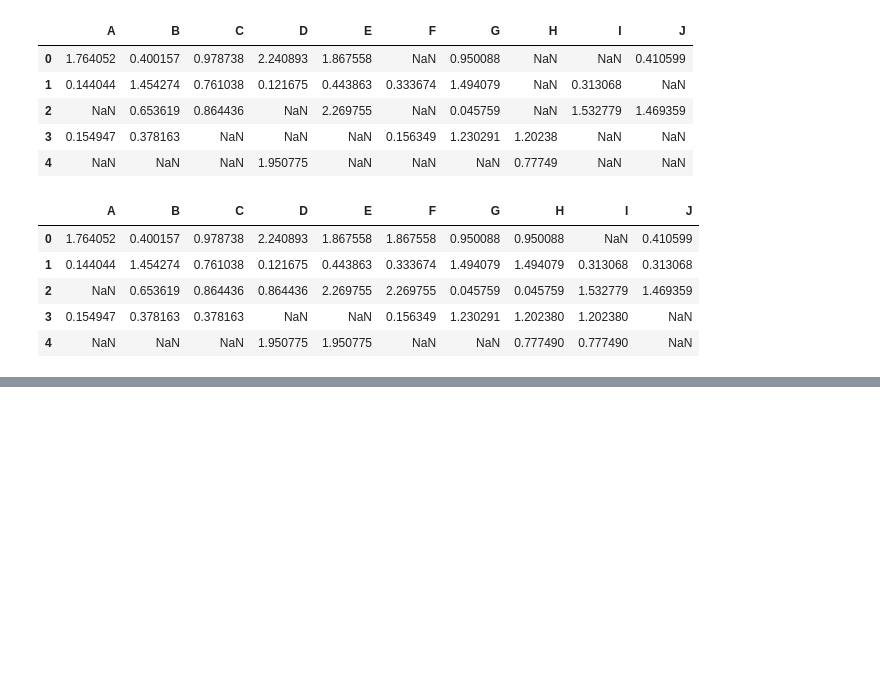
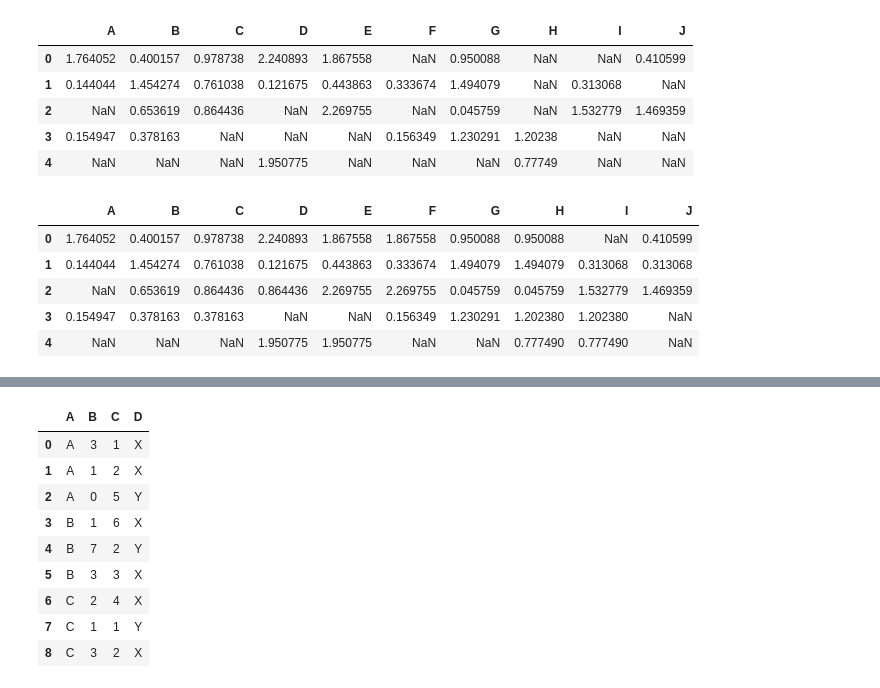
Before and after one commit to blacbakery/py_worksapce, a Jupyter notebook: 정리/Pandas.ipynb, the cells around one changed output, grey strips where cells are left out. Drawn from its saved outputs; the diff is of its cells as text; code cells hidden in the pictures; blank space fills up the shorter version.

```diff
--- a/정리/Pandas.ipynb
+++ b/정리/Pandas.ipynb
@@ -807,0 +1027,13 @@ print(a)
+# %%
+df
+# %% [output]
+|  | A | B | C | D |
+| 0 | A | 3 | 1 | X |
+| 1 | A | 1 | 2 | X |
+| 2 | A | 0 | 5 | Y |
+| 3 | B | 1 | 6 | X |
+| 4 | B | 7 | 2 | Y |
+| 5 | B | 3 | 3 | X |
+| 6 | C | 2 | 4 | X |
+| 7 | C | 1 | 1 | Y |
+| 8 | C | 3 | 2 | X |
```
Also changed, not shown: parts of 33 cells of this notebook.
